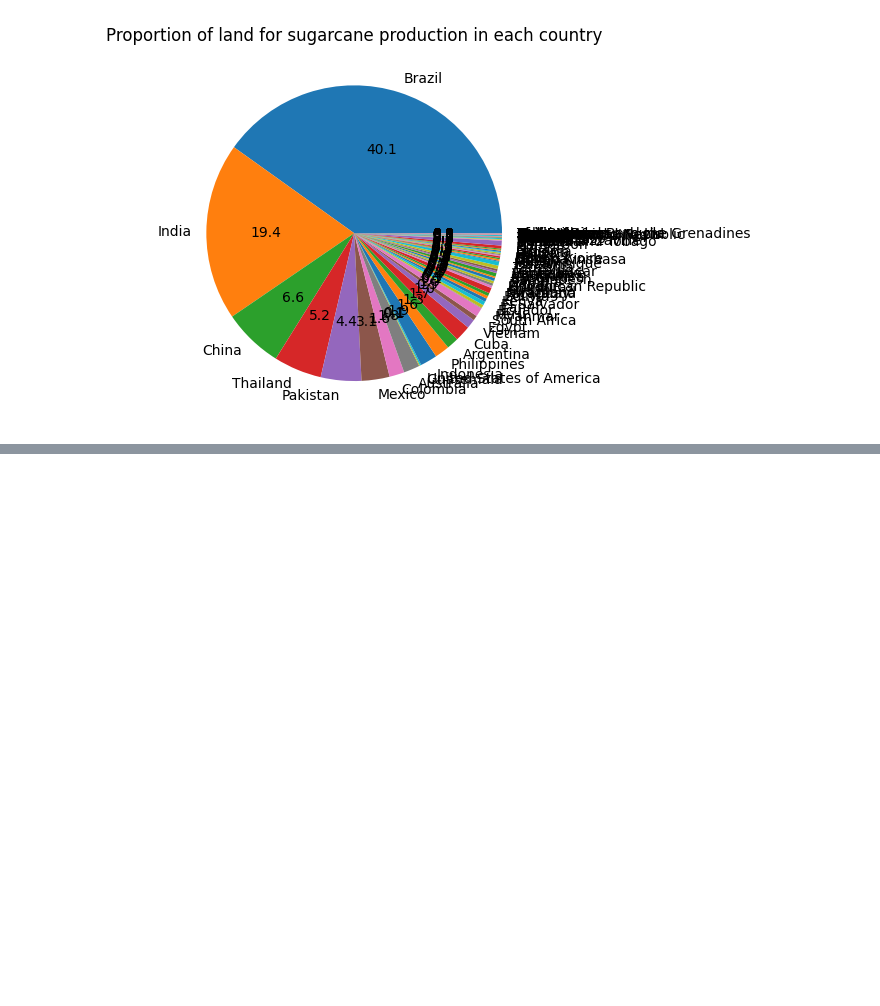
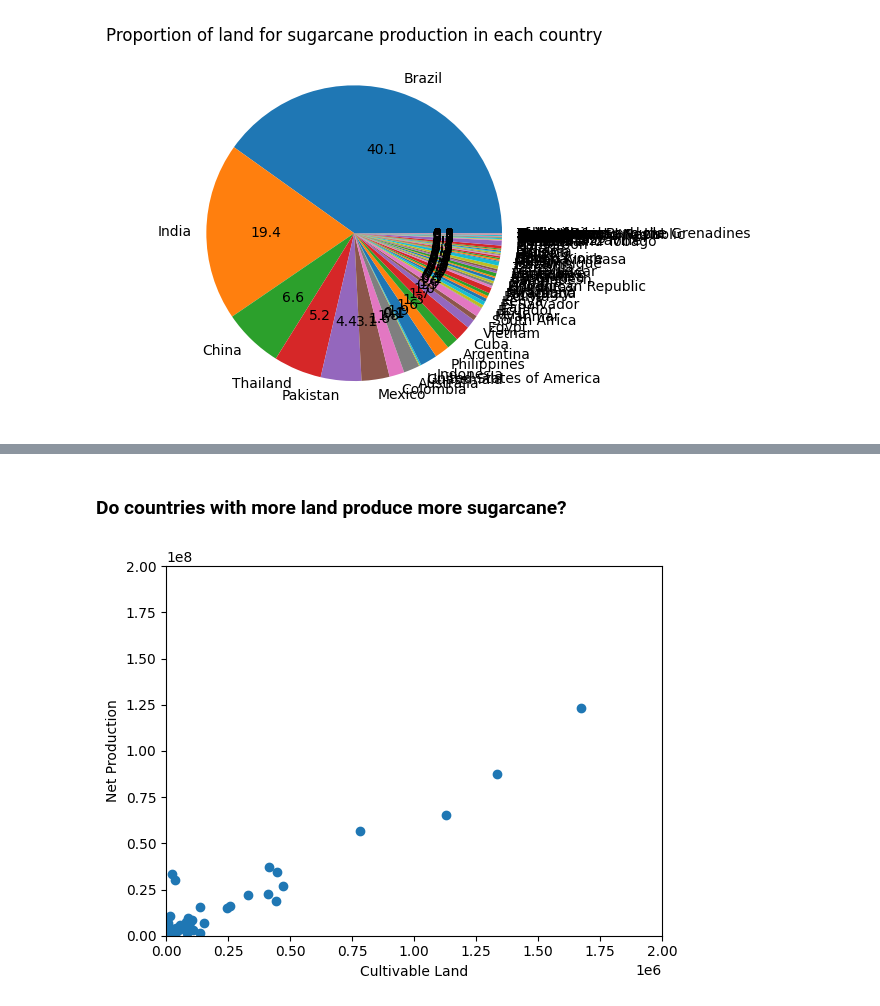
Before and after one commit to rishikeshpaulcode/sugarcane_eda, a Jupyter notebook: sugarcane-eda.ipynb, the cells around one changed output, grey strips where cells are left out. Saved outputs shown, nothing was run; the diff lists cells and outputs as text; code cells hidden in the pictures; blank space fills up the shorter version.

```diff
--- a/sugarcane-eda.ipynb
+++ b/sugarcane-eda.ipynb
@@ -347,0 +367,12 @@ plt.show()
+# %% [markdown]
+### **Do countries with more land produce more sugarcane?**
+# %%
+plt.scatter(x=df['Acreage(Hectare)'], y=df['Production(Tons)'])
+plt.xlabel('Cultivable Land')
+plt.ylabel('Net Production')
+
+plt.xlim(0, (0.2 * 10 ** 7))
+plt.ylim(0, (2 * 10 ** 8))
+plt.show()
+# %% [output]
+[figure, added]
```
Also changed, not shown: parts of 18 cells of this notebook.
